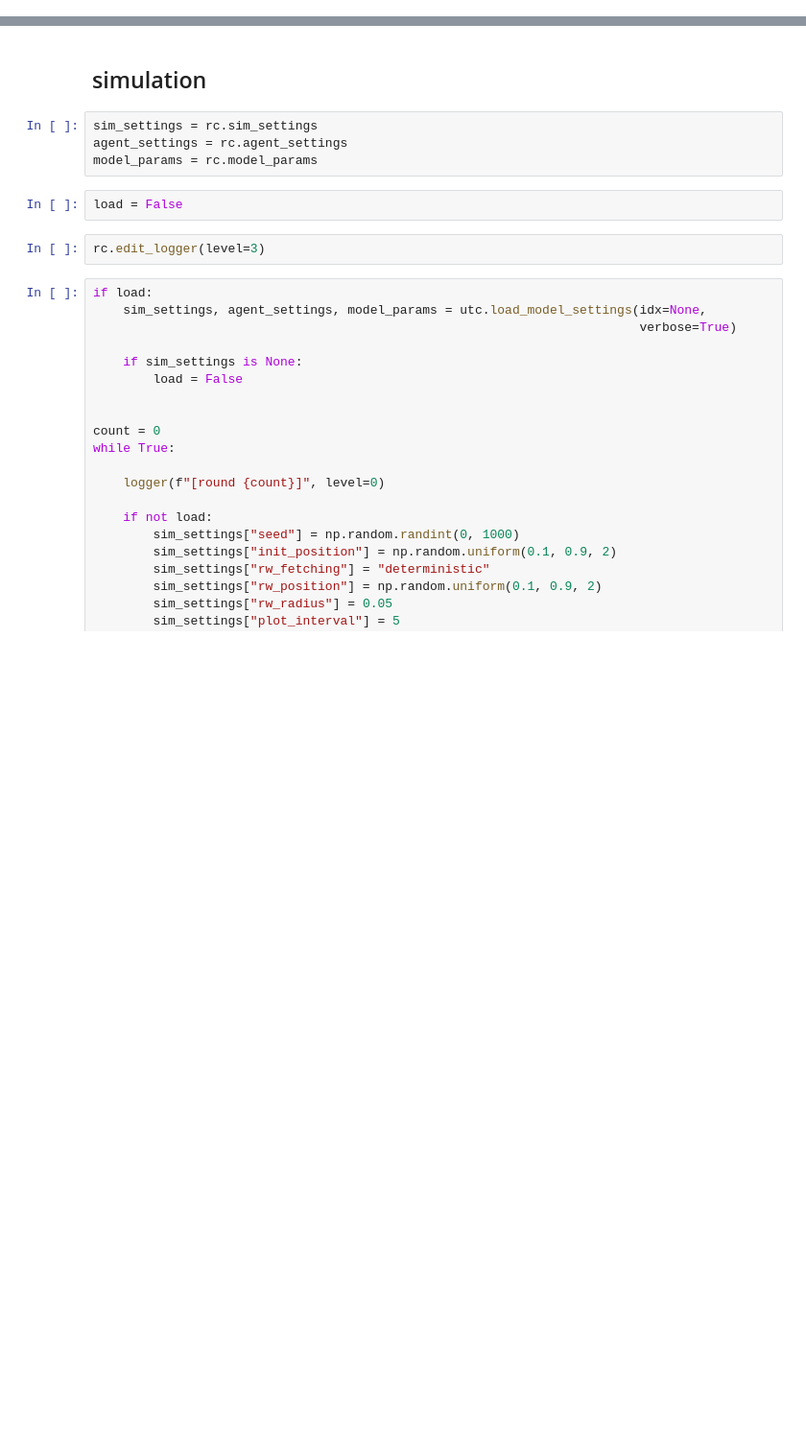
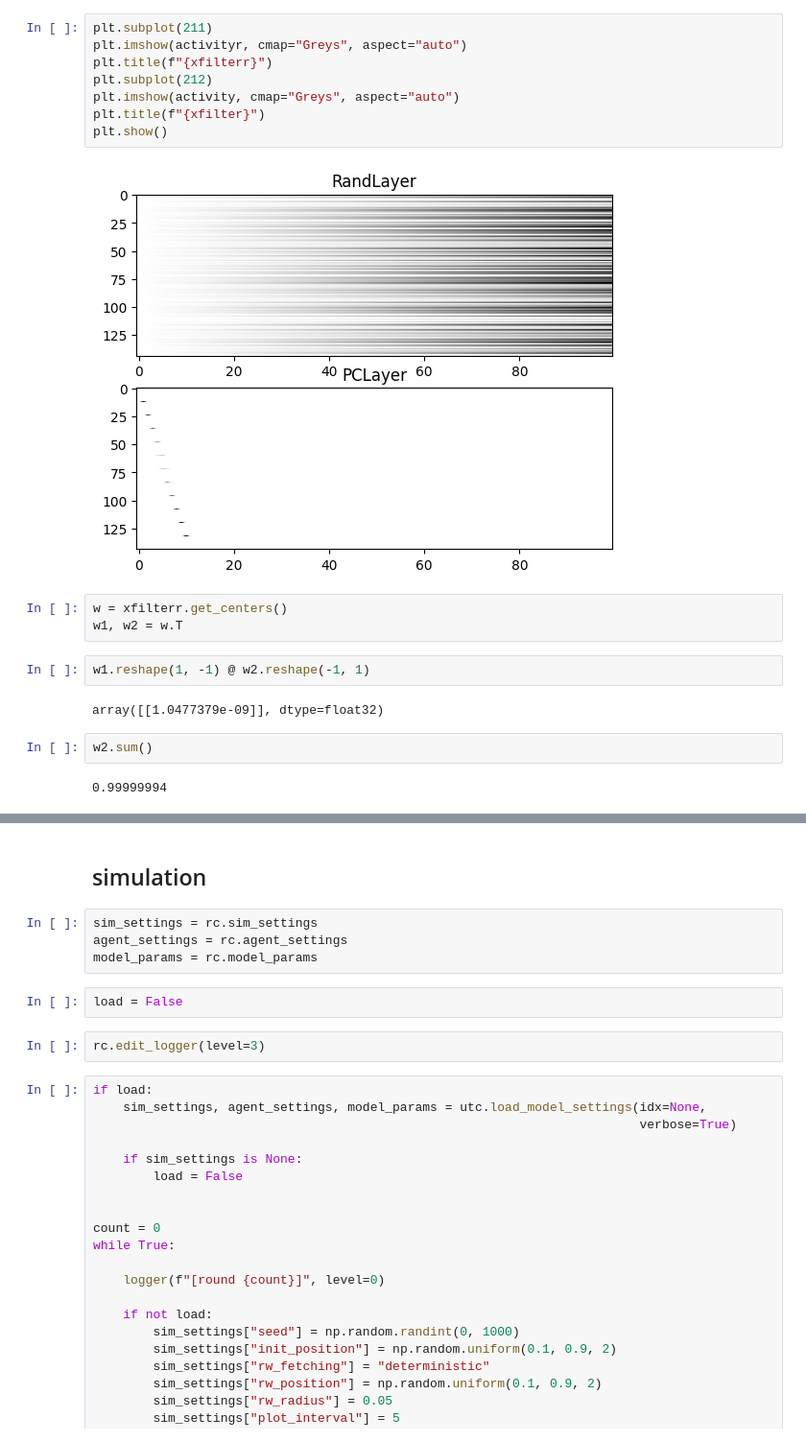
Before and after one commit to iKiru-hub/PCNN, a Jupyter notebook: notebooks/lab_pcore_1.ipynb, the cells around one changed output, grey strips where cells are left out. Shown at 96% size. Drawn from its saved outputs; the diff is of its cells as text; blank space fills up the shorter version.

```diff
--- a/notebooks/lab_pcore_1.ipynb
+++ b/notebooks/lab_pcore_1.ipynb
@@ -17,0 +75,21 @@ logger()
+# %%
+plt.subplot(211)
+plt.imshow(activityr, cmap="Greys", aspect="auto")
+plt.title(f"{xfilterr}")
+plt.subplot(212)
+plt.imshow(activity, cmap="Greys", aspect="auto")
+plt.title(f"{xfilter}")
+plt.show()
+# %% [output]
+[figure, added]
+# %%
+w = xfilterr.get_centers()
+w1, w2 = w.T
+# %%
+w1.reshape(1, -1) @ w2.reshape(-1, 1)
+# %% [output]
+array([[1.0477379e-09]], dtype=float32)
+# %%
+w2.sum()
+# %% [output]
+0.99999994
```
Also changed, not shown: parts of 44 cells of this notebook, 8 other files.
